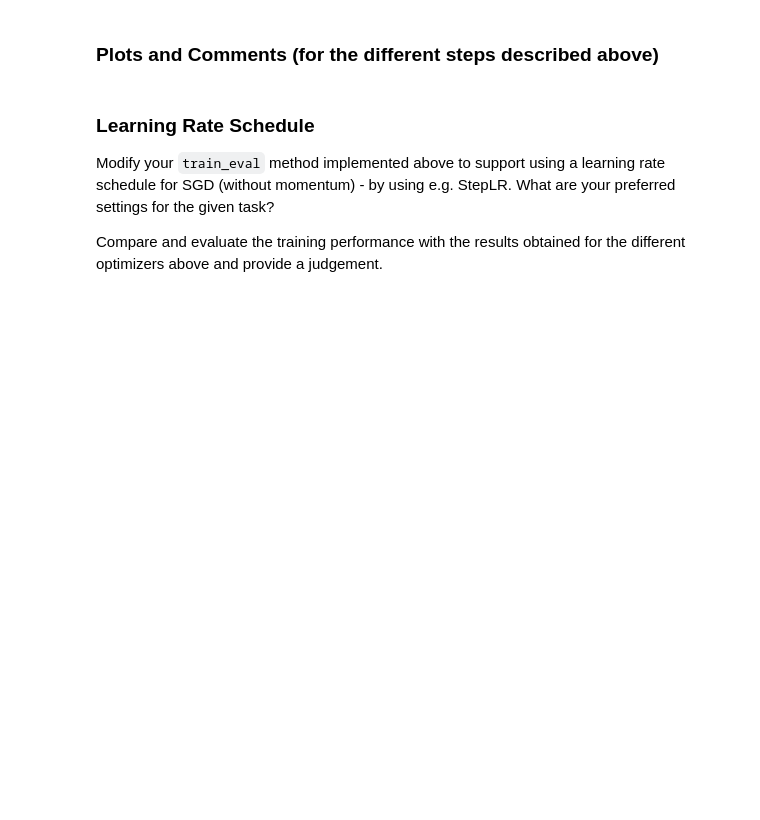
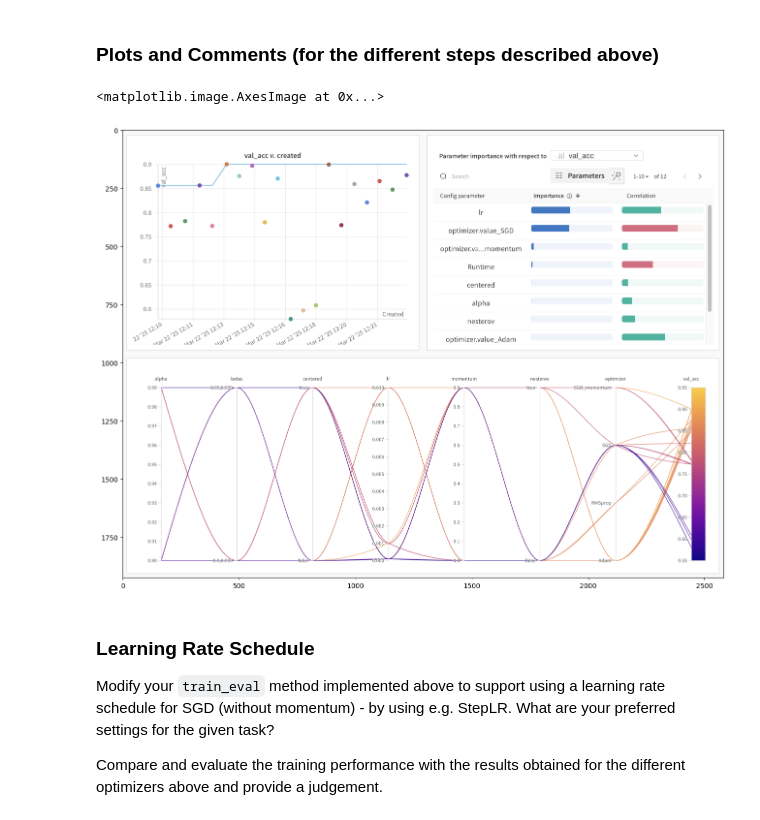
Before and after one commit to JaronMatzinger/mse_delearn, a Jupyter notebook: 05_exercises/PW05_optimisers_FashionMNIST_stud.ipynb, the cells around one changed output. Saved outputs shown, nothing was run; the diff lists cells and outputs as text; code cells hidden in the pictures; blank space fills up the shorter version.

```diff
--- a/05_exercises/PW05_optimisers_FashionMNIST_stud.ipynb
+++ b/05_exercises/PW05_optimisers_FashionMNIST_stud.ipynb
@@ -198,5 +478,14 @@ cost_hist, cost_hist_test, acc_hist, acc_hist_test = train_eval(model, optimizer
 # %% [markdown]
 ### Plots and Comments (for the different steps described above)
+# %%
+from PIL import Image
+
+img = np.array(Image.open('wandb_sweep.png'))
+fig = plt.figure(figsize=(24,12))
+plt.imshow(img)
+# %% [output]
+<matplotlib.image.AxesImage at 0x...>
+[figure, added]
 # %% [markdown]
 ### Learning Rate Schedule
 
```
Also changed, not shown: parts of 20 cells of this notebook, 1 other file.
